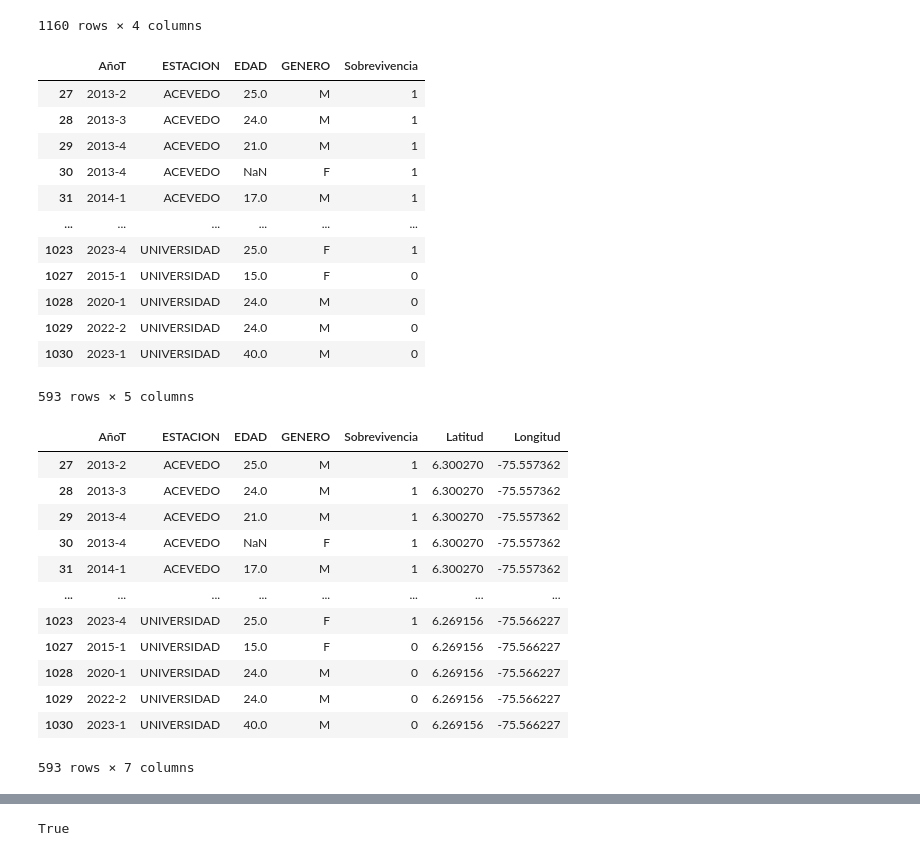
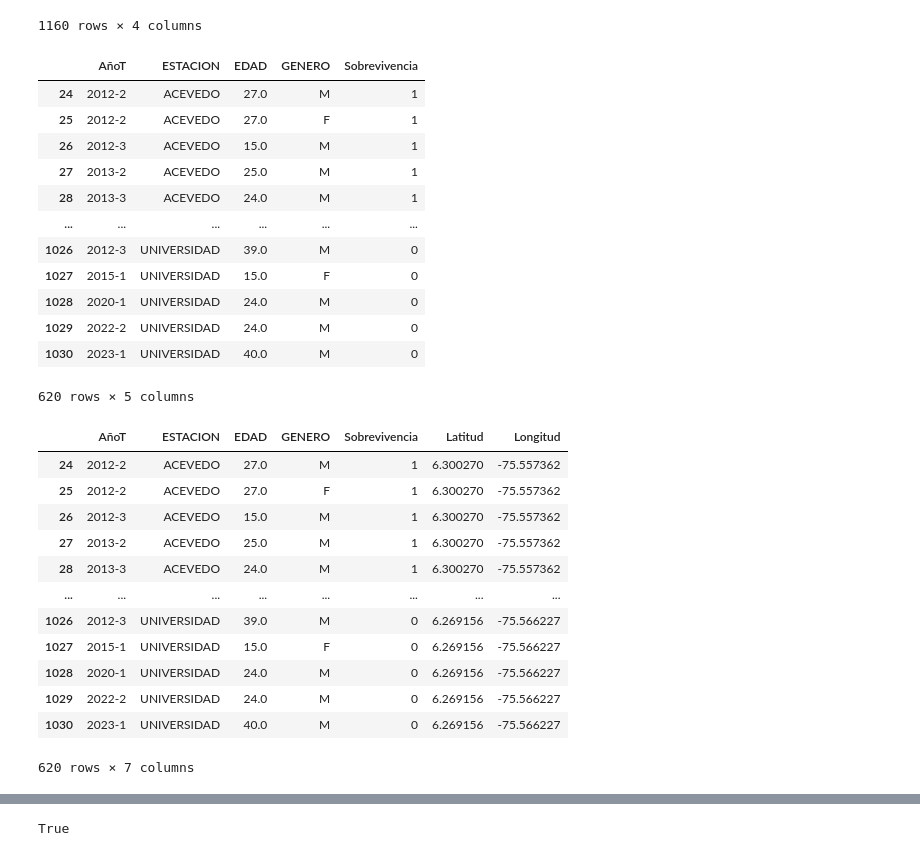
Before and after one commit to Felbanol/Proyecto-Metro, a Jupyter notebook: Codigo Metro Python.ipynb, the cells around one changed output, grey strips where cells are left out. Saved outputs shown, nothing was run; the diff lists cells and outputs as text; code cells hidden in the pictures.

```diff
--- a/Codigo Metro Python.ipynb
+++ b/Codigo Metro Python.ipynb
@@ -179,45 +179,49 @@ res
 # %%
 
 DatosV = pd.read_excel("C:/Users/Felipe Bañol/Documents/GitHub/Metro2.0/DatosV.xlsx")
 DatosV["EDAD"] = pd.to_numeric(DatosV["EDAD"], errors="coerce")
-DatosV = DatosV[DatosV["AñoT"] >= "2012-4"]
+DatosV = DatosV[DatosV["AñoT"] >= "2012-1"]
+
+
+
+
 DatosV["ESTACION"] = DatosV["ESTACION"].replace({"SAN ANTONIO B": "SAN ANTONIO", "SAN JAVIER J": "SAN JAVIER"})
 estaciones_validas = [
     "NIQUIA", "BELLO", "MADERA", "ACEVEDO", "TRICENTENARIO", "CARIBE", "UNIVERSIDAD",
     "HOSPITAL", "PRADO", "PARQUE BERRIO", "SAN ANTONIO", "ALPUJARRA", "EXPOSICIONES",
     "INDUSTRIALES", "POBLADO", "AGUACATALA", "AYURA", "ENVIGADO", "ITAGUI", "SABANETA", "LA ESTRELLA", "SAN JAVIER", "SANTA LUCIA", "FLORESTA","ESTADIO", "SURAMERICANA","CISNEROS"
 ]
 DatosV = DatosV[DatosV["ESTACION"].isin(estaciones_validas)]
 
 # --- Crear subconjuntos ---
 DatosM = DatosV[DatosV["GENERO"] == "M"]
 DatosF = DatosV[DatosV["GENERO"] == "F"]
 Datos_joven = DatosV[DatosV["EDAD"] <= 28]
 Datos_no_joven = DatosV[DatosV["EDAD"] > 28]
 DatosM_joven = DatosV[(DatosV["GENERO"] == "M") & (DatosV["EDAD"] <= 28)]
 DatosF_joven = DatosV[(DatosV["GENERO"] == "F") & (DatosV["EDAD"] <= 28)]
 DatosM_no_joven = DatosV[(DatosV["GENERO"] == "M") & (DatosV["EDAD"] > 28)]
 DatosF_no_joven = DatosV[(DatosV["GENERO"] == "F") & (DatosV["EDAD"] > 28)]
 # --- Función para crear conteo ---
-años = range(2012, 2024)
+años = range(2012, 2023)
 trimestres = [1, 2, 3, 4]
 todos_trimestres = [f"{año}-{t}" for año, t in itertools.product(años, trimestres)]
 estaciones = DatosV["ESTACION"].unique()
 DatosV
 # %% [output]
 |  | AñoT | ESTACION | EDAD | GENERO | Sobrevivencia |
+| 24 | 2012-2 | ACEVEDO | 27.0 | M | 1 |
+| 25 | 2012-2 | ACEVEDO | 27.0 | F | 1 |
+| 26 | 2012-3 | ACEVEDO | 15.0 | M | 1 |
 | 27 | 2013-2 | ACEVEDO | 25.0 | M | 1 |
 | 28 | 2013-3 | ACEVEDO | 24.0 | M | 1 |
-| 29 | 2013-4 | ACEVEDO | 21.0 | M | 1 |
-| 30 | 2013-4 | ACEVEDO | NaN | F | 1 |
-| 31 | 2014-1 | ACEVEDO | 17.0 | M | 1 |
 | ... | ... | ... | ... | ... | ... |
-| 1023 | 2023-4 | UNIVERSIDAD | 25.0 | F | 1 |
+| 1026 | 2012-3 | UNIVERSIDAD | 39.0 | M | 0 |
 | 1027 | 2015-1 | UNIVERSIDAD | 15.0 | F | 0 |
 | 1028 | 2020-1 | UNIVERSIDAD | 24.0 | M | 0 |
 | 1029 | 2022-2 | UNIVERSIDAD | 24.0 | M | 0 |
 | 1030 | 2023-1 | UNIVERSIDAD | 40.0 | M | 0 |
-593 rows × 5 columns
+620 rows × 5 columns
 # %%
 
 
@@ -278,18 +282,18 @@ DatosV = DatosV.drop(columns=["Coordenadas"])
 DatosV
 # %% [output]
 |  | AñoT | ESTACION | EDAD | GENERO | Sobrevivencia | Latitud | Longitud |
+| 24 | 2012-2 | ACEVEDO | 27.0 | M | 1 | 6.300270 | -75.557362 |
+| 25 | 2012-2 | ACEVEDO | 27.0 | F | 1 | 6.300270 | -75.557362 |
+| 26 | 2012-3 | ACEVEDO | 15.0 | M | 1 | 6.300270 | -75.557362 |
 | 27 | 2013-2 | ACEVEDO | 25.0 | M | 1 | 6.300270 | -75.557362 |
 | 28 | 2013-3 | ACEVEDO | 24.0 | M | 1 | 6.300270 | -75.557362 |
-| 29 | 2013-4 | ACEVEDO | 21.0 | M | 1 | 6.300270 | -75.557362 |
-| 30 | 2013-4 | ACEVEDO | NaN | F | 1 | 6.300270 | -75.557362 |
-| 31 | 2014-1 | ACEVEDO | 17.0 | M | 1 | 6.300270 | -75.557362 |
 | ... | ... | ... | ... | ... | ... | ... | ... |
-| 1023 | 2023-4 | UNIVERSIDAD | 25.0 | F | 1 | 6.269156 | -75.566227 |
+| 1026 | 2012-3 | UNIVERSIDAD | 39.0 | M | 0 | 6.269156 | -75.566227 |
 | 1027 | 2015-1 | UNIVERSIDAD | 15.0 | F | 0 | 6.269156 | -75.566227 |
 | 1028 | 2020-1 | UNIVERSIDAD | 24.0 | M | 0 | 6.269156 | -75.566227 |
 | 1029 | 2022-2 | UNIVERSIDAD | 24.0 | M | 0 | 6.269156 | -75.566227 |
 | 1030 | 2023-1 | UNIVERSIDAD | 40.0 | M | 0 | 6.269156 | -75.566227 |
-593 rows × 7 columns
+620 rows × 7 columns
 # %%
 # --- 1. Crear rangos de edad ---
 bins = [10, 20, 30, 40, 50, 60, 200]
```
Also changed, not shown: parts of 16 cells of this notebook, 4 other files.
